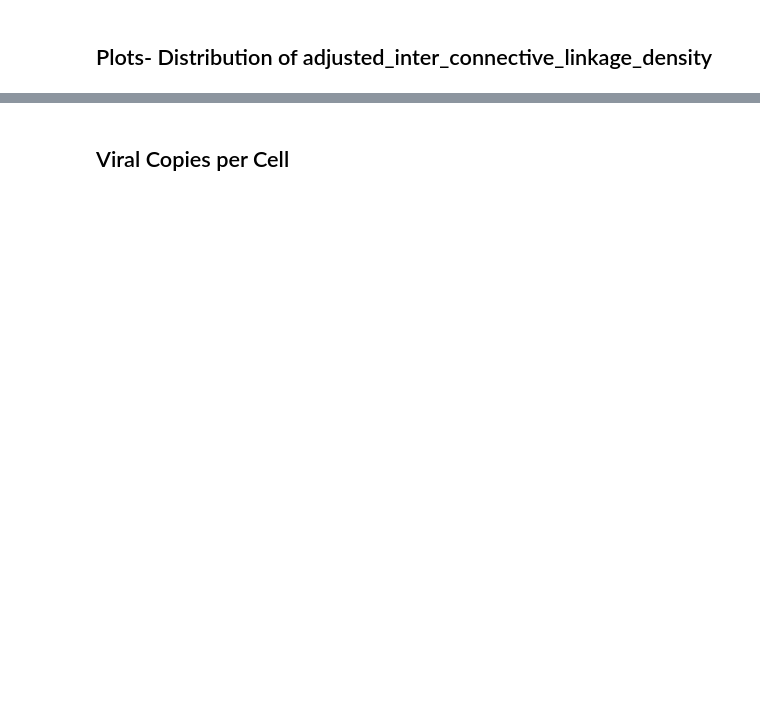
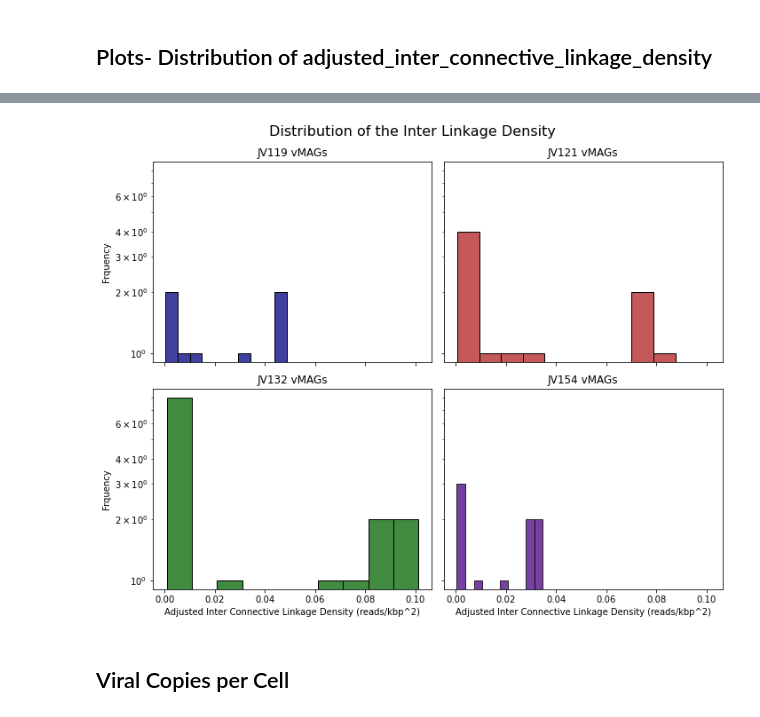
Before and after one commit to mdherring/OMZ_MH_Analysis, a Jupyter notebook: 02_host_virus_assoc_summary.ipynb, the cells around one changed output, grey strips where cells are left out. Saved outputs shown, nothing was run; the diff lists cells and outputs as text; code cells hidden in the pictures; blank space fills up the shorter version.

```diff
--- a/02_host_virus_assoc_summary.ipynb
+++ b/02_host_virus_assoc_summary.ipynb
@@ -246,34 +309,36 @@ plt.tight_layout()
 # %%
 # plot all vMAGs together
 
 fig, axes = plt.subplots(nrows=2, ncols=2, figsize=(10,8), sharex=True, sharey=True)
 
-sns.histplot(jv119_vMAG['adjusted_inter_linkage_density'], bins=10, color='skyblue', edgecolor='black', ax= axes[0,0])
+sns.histplot(jv119_vMAG['adjusted_inter_linkage_density'], bins=10, color='navy', edgecolor='black', ax= axes[0,0])
 axes[0,0].set_xlabel('Adjusted Inter Connective Linkage Density (reads/kbp^2)')
 axes[0,0].set_ylabel('Frquency')
 axes[0,0].set_title('JV119 vMAGs')
 axes[0,0].set_yscale('log')
 
-sns.histplot(jv121_vMAG['adjusted_inter_linkage_density'], bins=10, color='orangered', edgecolor='black', ax= axes[0,1])
+sns.histplot(jv121_vMAG['adjusted_inter_linkage_density'], bins=10, color='firebrick', edgecolor='black', ax= axes[0,1])
 axes[0,1].set_xlabel('Adjusted Inter Connective Linkage Density (reads/kbp^2)')
 axes[0,1].set_ylabel('Frquency')
 axes[0,1].set_title('JV121 vMAGs')
 axes[0,1].set_yscale('log')
 
-sns.histplot(jv132_vMAG['adjusted_inter_linkage_density'], bins=10, color='limegreen', edgecolor='black', ax= axes[1,0])
+sns.histplot(jv132_vMAG['adjusted_inter_linkage_density'], bins=10, color='darkgreen', edgecolor='black', ax= axes[1,0])
 axes[1,0].set_xlabel('Adjusted Inter Connective Linkage Density (reads/kbp^2)')
 axes[1,0].set_ylabel('Frquency')
 axes[1,0].set_title('JV132 vMAGs')
 axes[1,0].set_yscale('log')
 
-sns.histplot(jv154_vMAG['adjusted_inter_linkage_density'], bins=10, color='mediumslateblue', edgecolor='black', ax= axes[1,1])
+sns.histplot(jv154_vMAG['adjusted_inter_linkage_density'], bins=10, color='indigo', edgecolor='black', ax= axes[1,1])
 axes[1,1].set_xlabel('Adjusted Inter Connective Linkage Density (reads/kbp^2)')
 axes[1,1].set_ylabel('Frquency')
 axes[1,1].set_title('JV154 vMAGs')
 axes[1,1].set_yscale('log')
 
-fig.suptitle('Distribution of the Inter Linkage Density for vMAGs',fontsize=16)
+fig.suptitle('Distribution of the Inter Linkage Density',fontsize=16)
 plt.tight_layout()
+# %% [output]
+[figure, added]
 # %% [markdown]
 ## Viral Copies per Cell
 # %%
```
Also changed, not shown: parts of 20 cells of this notebook.
